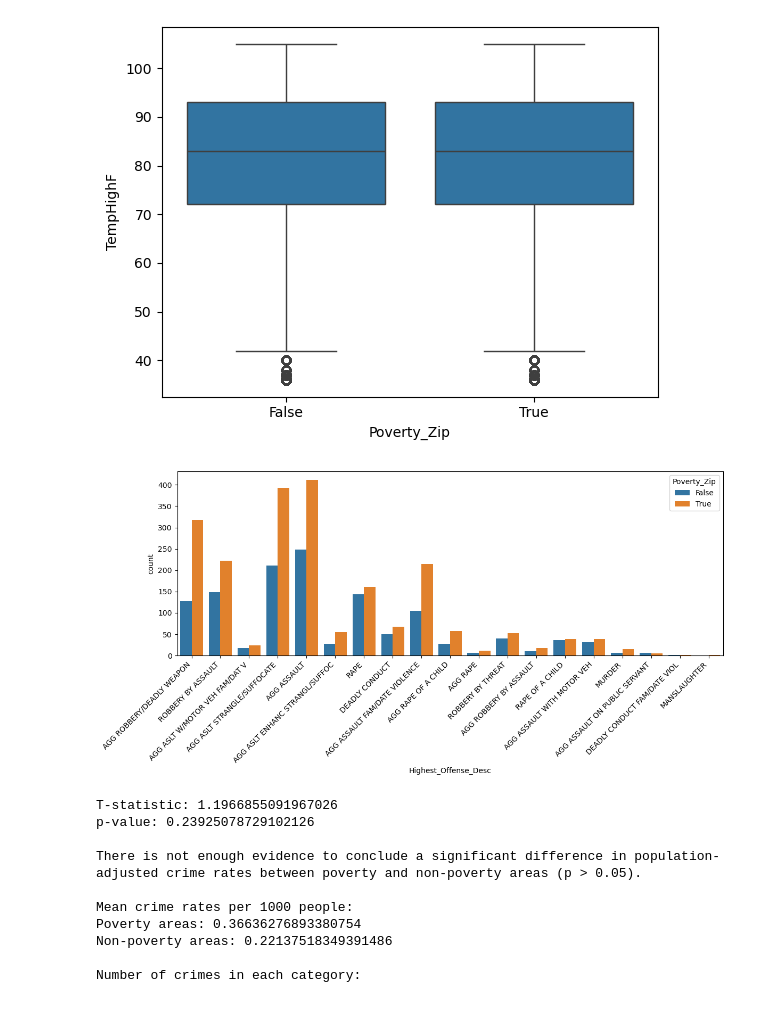
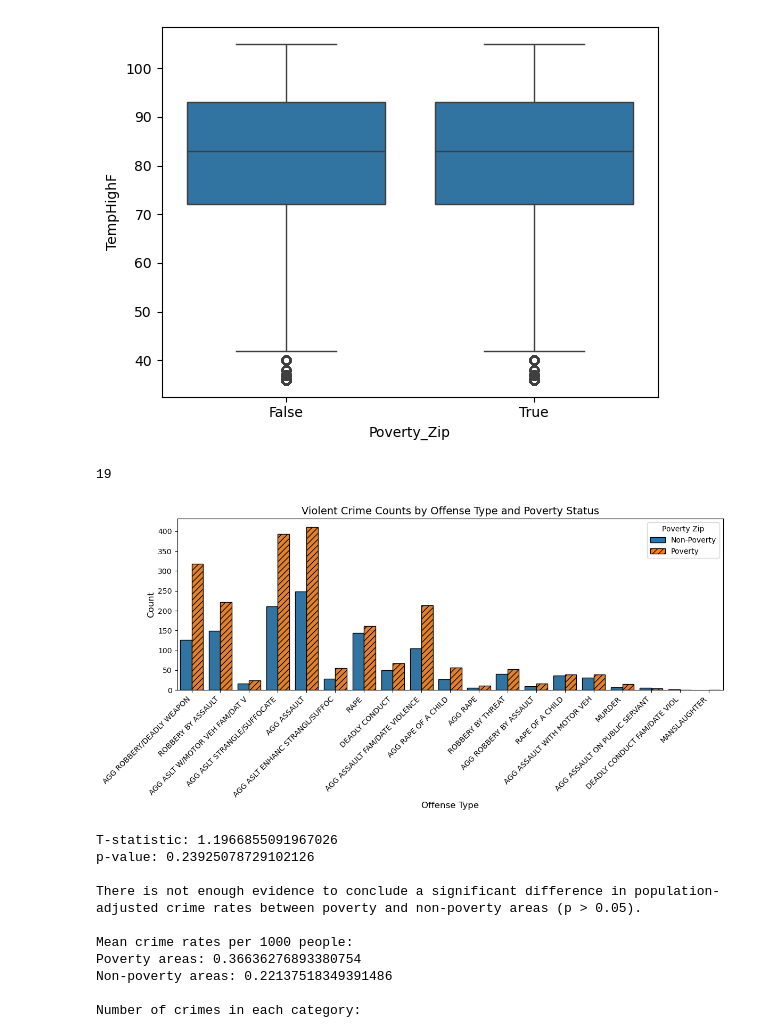
Before and after one commit to m6urns/cs5830-project2-crime-housing, a Jupyter notebook: data-exploration.ipynb, the cells around one changed output. Drawn from its saved outputs; the diff is of its cells as text; code cells hidden in the pictures.

Commit message:
Add some colour blind friendly hatching

```diff
--- a/data-exploration.ipynb
+++ b/data-exploration.ipynb
@@ -266,32 +267,54 @@ sns.boxplot(x='Poverty_Zip', y='TempHighF', data=crime_temp)
 # %%
 # Aggregate the Highest_Offense_Desc by poverty zip, compare crime in poverty zips by non-poverty zips
 crime_poverty = crime_temp.groupby('Poverty_Zip')['Highest_Offense_Desc'].value_counts()
 
+just_v_crime = crime_temp[crime_temp['Highest_Offense_Desc'].isin(violent_crime)]
 
-just_v_crime = crime_temp[crime_temp['Highest_Offense_Desc'].isin(violent_crime)]
 # Create the countplot
 plt.figure(figsize=(12, 6))  # Adjust the figure size as needed
-ax = sns.countplot(x='Highest_Offense_Desc', hue='Poverty_Zip', data=just_v_crime)
+ax = sns.countplot(x='Highest_Offense_Desc', hue='Poverty_Zip', data=just_v_crime,
+                   hue_order=[False, True],  # Ensure consistent order: Non-Poverty, then Poverty
+                   palette=['#1f77b4', '#ff7f0e'],  # Change colors as desired
+                   edgecolor='black')  # Add black edges to bars for better visibility
+
+# Apply hatch pattern to all poverty bars
+n_bars = len(ax.patches) // 2
+print(n_bars)
+for i in range(n_bars - 1, len(ax.patches)):
+    ax.patches[i].set_hatch('///')
 
 # Rotate the x-axis labels
 plt.xticks(rotation=45, ha='right')
+
+# Add labels and title
+plt.xlabel('Offense Type', fontsize=12)
+plt.ylabel('Count', fontsize=12)
+plt.title('Violent Crime Counts by Offense Type and Poverty Status', fontsize=14)
+
+# Create custom legend handles
+legend_elements = [Patch(facecolor='#1f77b4', edgecolor='black', label='Non-Poverty'),
+                   Patch(facecolor='#ff7f0e', edgecolor='black', hatch='///', label='Poverty')]
+
+# Add custom legend
+plt.legend(handles=legend_elements, title='Poverty Zip', loc='upper right')
 
 # Adjust the subplot layout to prevent label cutoff
 plt.tight_layout()
 
 # Show the plot
 plt.show()
 
 # How many violent crimes occur in poverty zips, verses non-poverty zips?
 
 # # Where does violent crime occur more often in poverty zips or non-poverty zips? Use the just_v_crime
 
 # violent_crime_poverty_zips = just_v_crime[just_v_crime['Poverty_Zip'] == 'True']
 # violent_crime_non_poverty_zips = just_v_crime[just_v_crime['Poverty_Zip'] == 'False']
 
 # print(violent_crime_poverty_zips, violent_crime_non_poverty_zips)
 # %% [output]
+19
-[figure, old version]
+[figure, new version]
 # %%
 def perform_population_adjusted_t_test(crime_data, population_data, crime_column, poverty_column, zip_column):
     # Prepare population data
```
Also changed, not shown: parts of 7 cells of this notebook.
